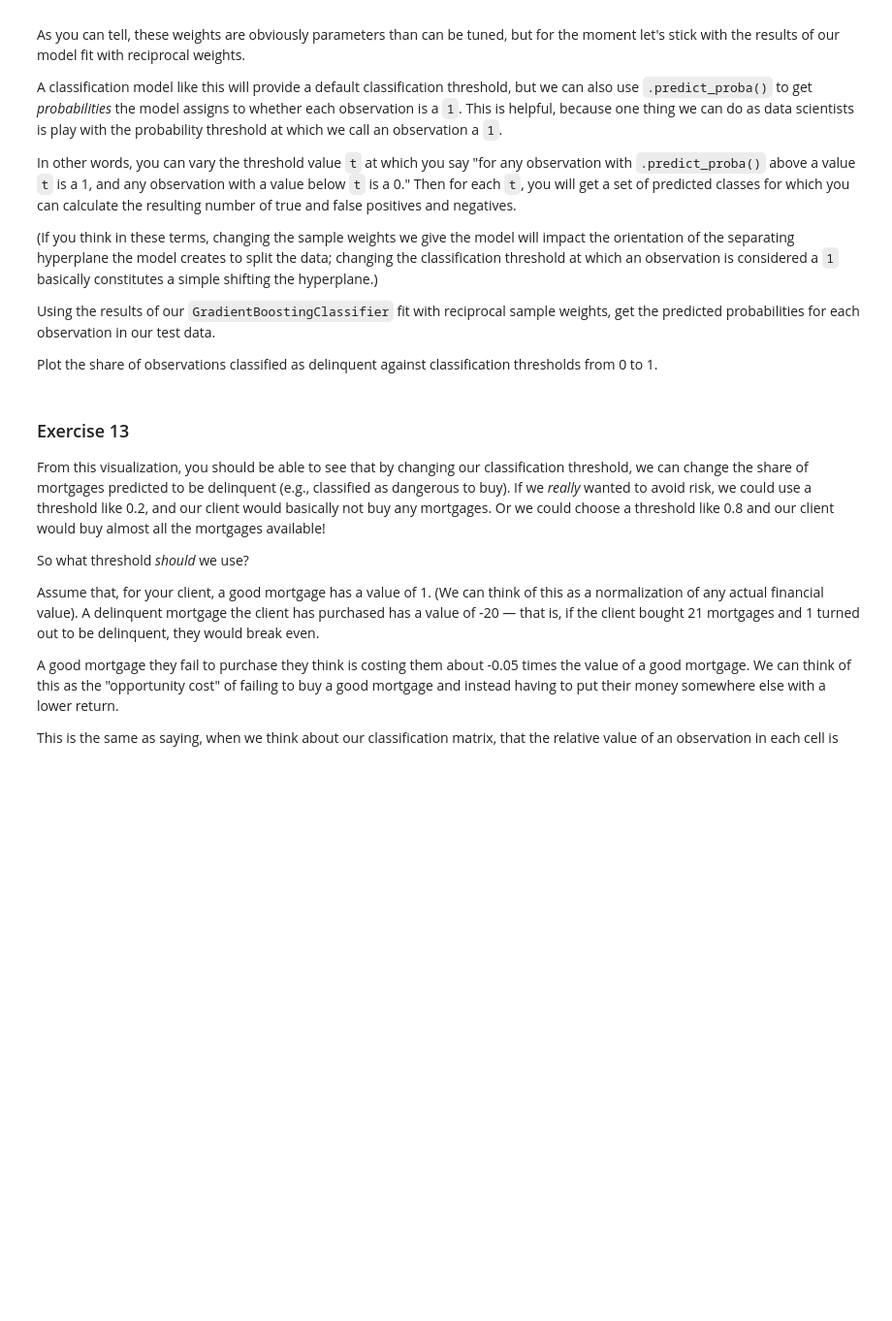
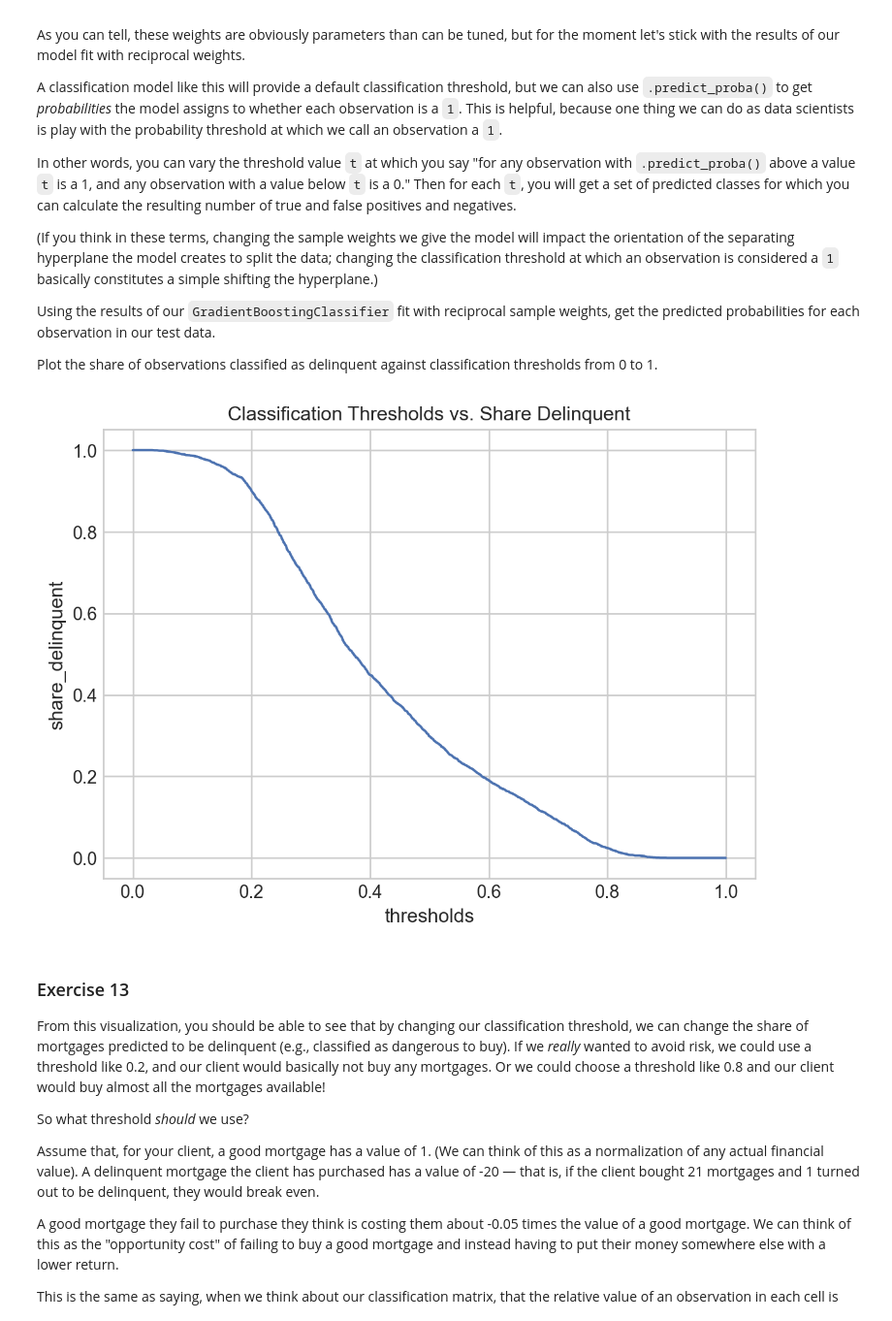
Before and after one commit to cathylyirang/IDS_701_UDS, a Jupyter notebook: exercise_passive_prediction.ipynb, the cells around one changed output. Shown: that part at 97% size. Saved outputs shown, nothing was run; the diff lists cells and outputs as text; code cells hidden in the pictures; blank space fills up the shorter version.

```diff
--- a/exercise_passive_prediction.ipynb
+++ b/exercise_passive_prediction.ipynb
@@ -560,20 +560,13 @@ To help the autograder, please:
 What share of observations are now predicted to be delinquent? Store the share under `ex11_share_delinquent_weighted` in `results`. **Round your answer to three decimal places.**
 # %%
 delinquency_share = y_train.mean()
-weights = np.where(y_train, 1 / delinquency_share, 1 / (1 - delinquent))
+weights = np.where(y_train, 1 / delinquency_share, 1 / (1 - delinquency_share))
 
-gbc_weight = GradientBoostingClassifier(random_state=42)
-gbc_weight.fit(X_train, y_train.values.flatten(), sample_weight=weights.squeeze())
+gbc_weighted = GradientBoostingClassifier(random_state=42)
+gbc_weighted.fit(X_train, y_train.squeeze(), sample_weight=weights.squeeze())
 
-y_hat_weighted = gbc_weight.predict(X_test)
+y_hat_weighted = gbc_weighted.predict(X_test)
 
-conf_matrix_weighted = confusion_matrix(y_test, y_hat)
-conf_matrix = pd.DataFrame(conf_matrix)
-conf_matrix
-
-results["ex11_predicted_delinquent"] =      round(frac_pred_delq_weighted, 3)
-results["ex11_share_delinquent_weighted"] = round(frac_pred_delq_weighted, 3)
-
-
-print(f"Predicted to be delinquent (weighted model) = {results['ex11_predicted_delinquent']}.")
-print(f"Share predicted to be delinquent (weighted model) = {results['ex11_share_delinquent_weighted']}")
+conf_matrix_weighted = confusion_matrix(y_test.squeeze(), y_hat_weighted.astype("int"))
+conf_matrix_weighted = pd.DataFrame(conf_matrix_weighted)
+conf_matrix_weighted
@@ -618,3 +599,26 @@ plt.show()
+# %%
+y_hat_proba_weighted = gbc_weighted.predict_proba(X_test)[:, 1]
+grid = np.arange(0, 1, 0.001)
+to_plot = pd.DataFrame({"thresholds": grid})
+to_plot["share_delinquent"] = to_plot["thresholds"].map(
+    lambda threshold: (y_hat_proba_weighted > threshold).mean()
+)
+# %%
+import seaborn.objects as so
+from matplotlib import style
+import matplotlib.pyplot as plt
+import warnings
+
+warnings.simplefilter(action="ignore", category=FutureWarning)
+
+(
+    so.Plot(to_plot, x="thresholds", y="share_delinquent")
+    .add(so.Line())
+    .label(title="Classification Thresholds vs. Share Delinquent")
+    .theme({**style.library["seaborn-v0_8-whitegrid"]})
+)
+# %% [output]
+[figure, added]
 # %% [markdown]
 ### Exercise 13
 
```
Also changed, not shown: parts of 37 cells of this notebook.
